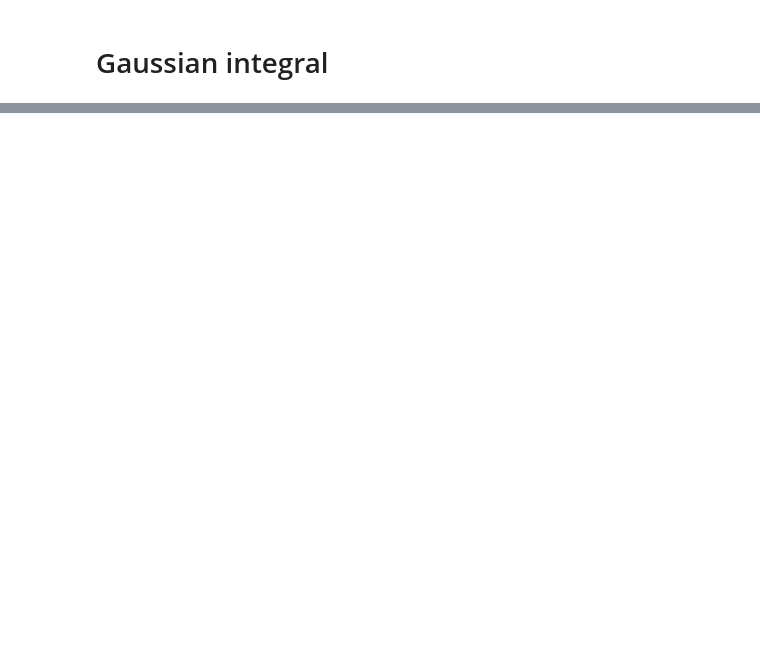
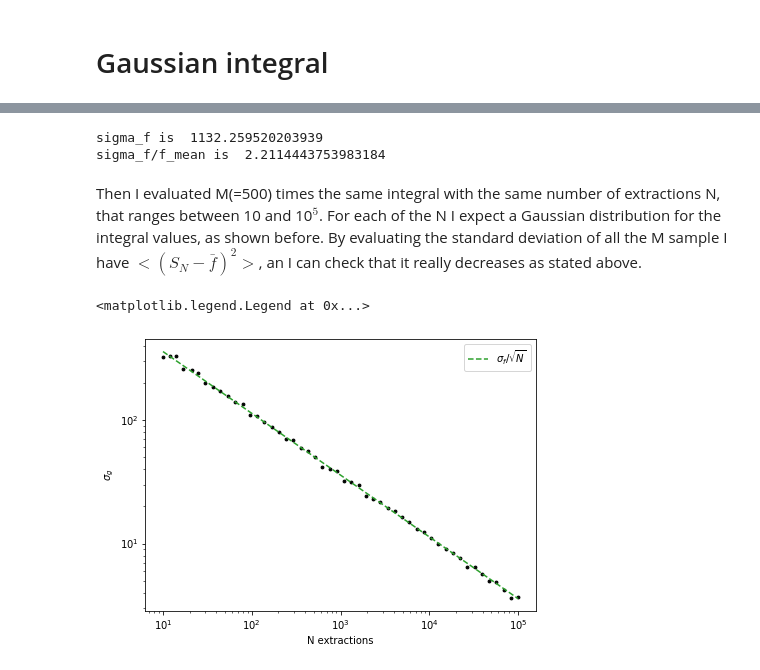
Before and after one commit to giuliapru/astrostatistics_bicocca_2022, a Jupyter notebook: working/L03_Gaussian_integral.ipynb, the cells around one changed output, grey strips where cells are left out. Cells and saved outputs as stored; diff of their text form; code cells hidden in the pictures; blank space fills up the shorter version.

```diff
--- a/working/L03_Gaussian_integral.ipynb
+++ b/working/L03_Gaussian_integral.ipynb
@@ -141,0 +181,41 @@ Text(0, 0.5, 'Monte Carlo integral')
+# %%
+def f2p(x, sigma_g):
+    f2p  = sigma_g**2*2*np.pi/4*x**6*2/(np.sqrt(2*np.pi)*sigma_g)*np.exp(-x**2/(2*sigma_g**2))
+    return f2p
+
+integral_s = quad(f2p, 0, np.inf, args=(sigma_g))
+print('sigma_f is ', np.sqrt(integral_s[0]-(2*sigma_g**4)**2))
+print('sigma_f/f_mean is ', (np.sqrt(integral_s[0]-(2*sigma_g**4)**2))/(2*sigma_g**4))
+# %% [output]
+sigma_f is  1132.259520203939
+sigma_f/f_mean is  2.2114443753983184
+# %% [markdown]
+Then I evaluated M(=500) times the same integral with the same number of extractions N, that ranges between 10 and 10$^{5}$. For each of the N I expect a Gaussian distribution for the integral values, as shown before. By evaluating the standard deviation of all the M sample I have $<(S_{N}-\bar{f})^2>$, an I can check that it really decreases as stated above.
+# %%
+N_tries_1 = np.logspace(1,5,50,dtype = int) #the samples are from 10 to 10^7
+err_mean = [] #this array contains the error of the integrals
+int_mean = []
+int_sq_mean = []
+
+for i in range(len(N_tries_1)):
+    integral_arr=[]
+    integral_sq_arr=[]
+    err = []
+    for j in range(500):
+        x_rand = distg.rvs(N_tries_1[i])
+        x_rand_pos = np.abs(x_rand)
+        integral_arr.append(np.sum(x_rand_pos**3*sigma_g*np.sqrt(np.pi/2))/N_tries_1[i])
+    int_mean.append(np.mean(integral_arr))
+    err_mean.append(np.std(integral_arr, ddof=1))
+# %%
+fig, ax = plt.subplots(1,1, figsize=(7,5))
+ax.scatter(N_tries_1, err_mean, c='black', s=8)
+ax.plot(N_tries_1, np.sqrt(integral_s[0]-(2*sigma_g**4)**2)/(N_tries_1)**0.5, label='$\sigma_f$/$\sqrt{N}$', c='tab:green', ls='--')
+ax.set_xscale('log')
+ax.set_yscale('log')
+ax.set_xlabel('N extractions')
+ax.set_ylabel('$\sigma_{g}$')
+ax.legend()
+# %% [output]
+<matplotlib.legend.Legend at 0x...>
+[figure, added]
```
Also changed, not shown: parts of 18 cells of this notebook.
